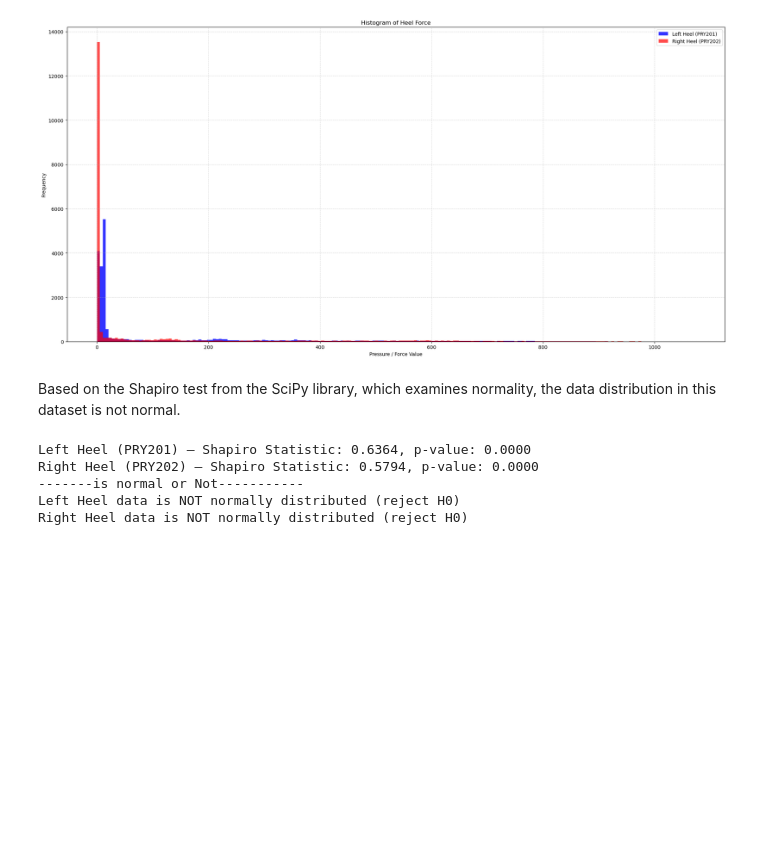
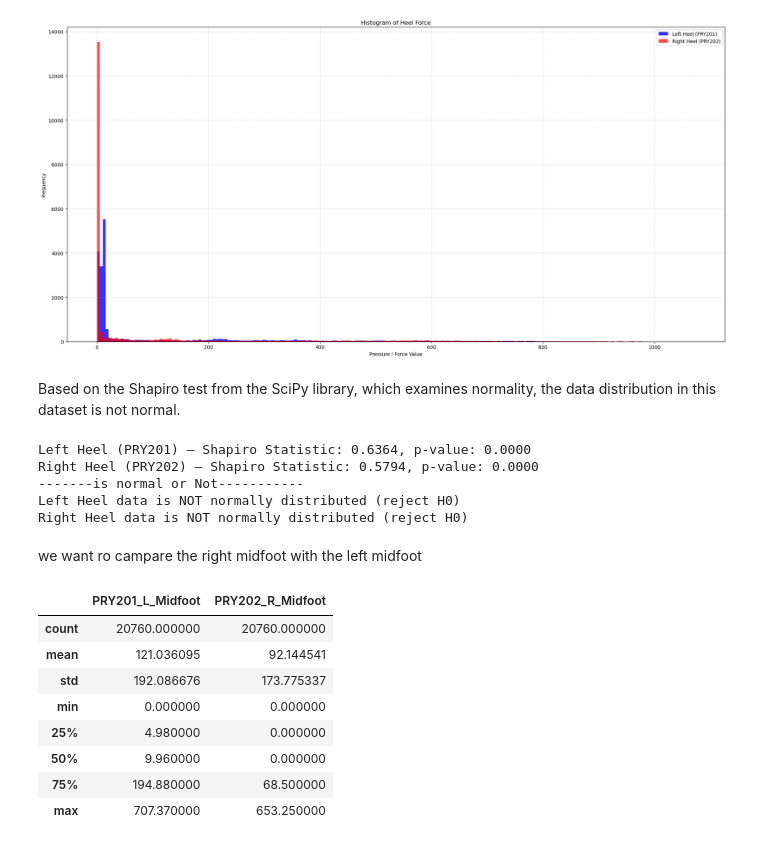
Before and after one commit to Fatemeh-aboulhassani/Movement-Analysis, a Jupyter notebook: notebooks/first analysis data.ipynb, the cells around one changed output. Saved outputs shown, nothing was run; the diff lists cells and outputs as text; code cells hidden in the pictures; blank space fills up the shorter version.

```diff
--- a/notebooks/first analysis data.ipynb
+++ b/notebooks/first analysis data.ipynb
@@ -416,3 +412,17 @@ Right Heel (PRY202) — Shapiro Statistic: 0.5794, p-value: 0.0000
 -------is normal or Not-----------
 Left Heel data is NOT normally distributed (reject H0)
 Right Heel data is NOT normally distributed (reject H0)
+# %% [markdown]
+we want ro campare the right midfoot with the left midfoot
+# %%
+loadsolASCII_25_11_11_09_38_11_074_Asphalt[["PRY201_L_Midfoot","PRY202_R_Midfoot"]].describe()
+# %% [output]
+|  | PRY201_L_Midfoot | PRY202_R_Midfoot |
+| count | 20760.000000 | 20760.000000 |
+| mean | 121.036095 | 92.144541 |
+| std | 192.086676 | 173.775337 |
+| min | 0.000000 | 0.000000 |
+| 25% | 4.980000 | 0.000000 |
+| 50% | 9.960000 | 0.000000 |
+| 75% | 194.880000 | 68.500000 |
+| max | 707.370000 | 653.250000 |
```
Also changed, not shown: parts of 7 cells of this notebook.
